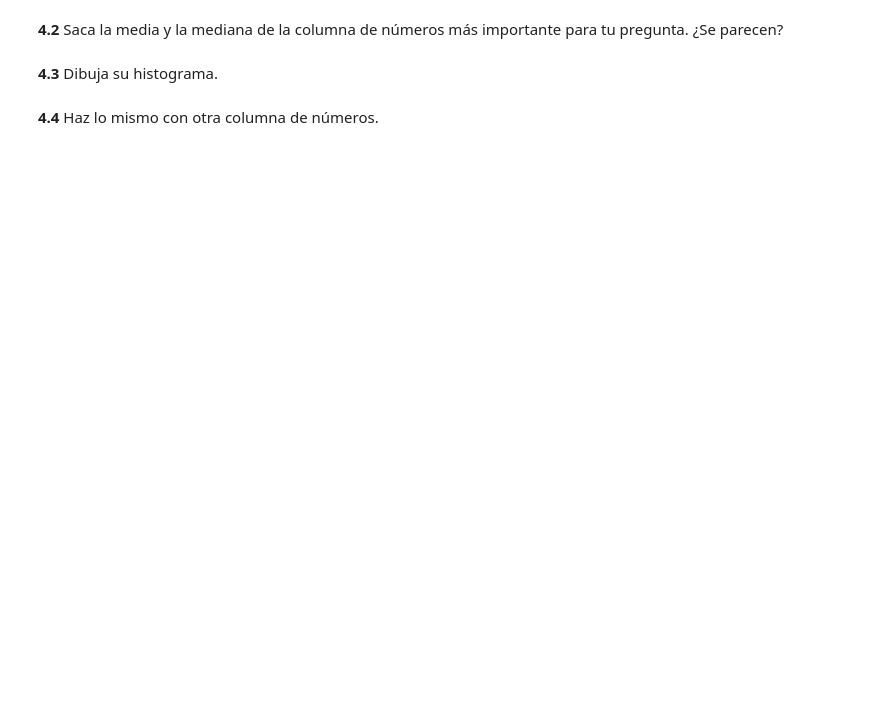
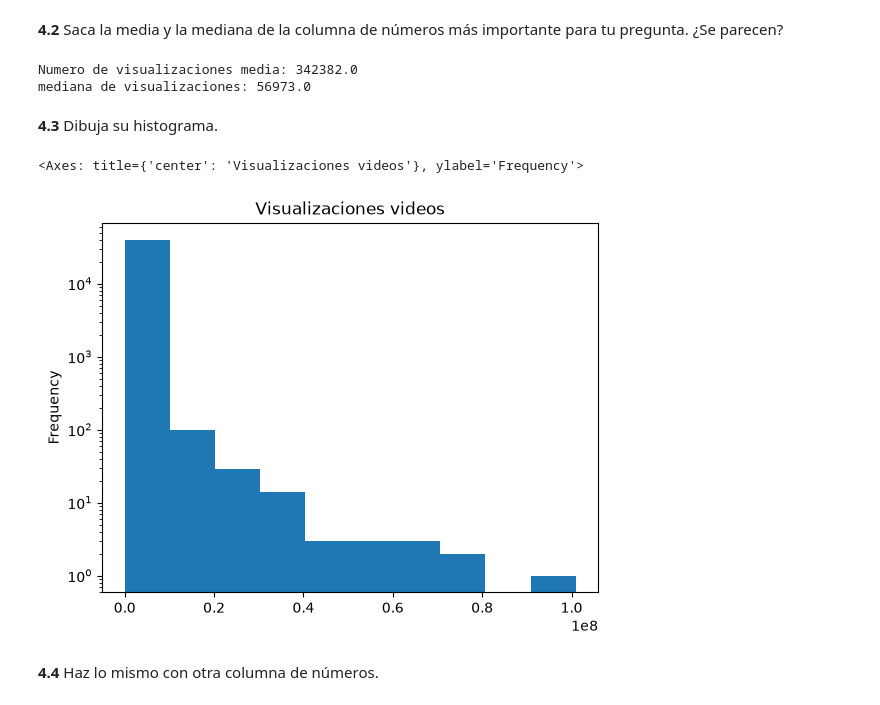
Before and after one commit to Sebascode21/PROYECTO-1-YOUTUBE, a Jupyter notebook: proyecto-m1/eda.ipynb, the cells around one changed output. Drawn from its saved outputs; the diff is of its cells as text; code cells hidden in the pictures; blank space fills up the shorter version.

```diff
--- a/proyecto-m1/eda.ipynb
+++ b/proyecto-m1/eda.ipynb
@@ -28,2 +105,5 @@ Empieza por ver qué hay en la tabla.
 # %% [markdown]
 **1.4** Quédate con las columnas que te sirven para tu pregunta, o quita las que sobran.
+# %%
+videos = videos[["video_id","trending_date","title","channel_title","category_id","publish_time","tags","views","likes","dislikes","comment_count","description"]]
+videos.head()
@@ -30,2 +117,5 @@ Empieza por ver qué hay en la tabla.
 # %% [markdown]
 **1.5** Si los nombres de las columnas están en inglés o son raros, ponles nombres en español.
+# %%
+videos.columns=["id","fecha tendencia","titulo","titulo canal","id categoria","hora publicacion","etiquetas","visualizaciones","me gusta","no me gusta","numero comentarios","descripcion"]
+videos.head()
@@ -42,4 +173,6 @@ Cuenta lo que falta y decide qué haces con cada columna.
 # %% [markdown]
 **2.3** Decide qué haces con cada columna que tenga huecos: quitar la columna, quitar esas filas o rellenarlos. Hazlo.
+# %%
+videos["descripcion"]= videos["descripcion"].fillna("sin descripcion")
 # %% [markdown]
 **2.4** Comprueba que ya no quedan huecos, o que los que quedan los dejas a propósito.
@@ -59,0 +257,3 @@ Comprueba si hay algo contado dos veces.
+# %%
+videos= videos.sort_values("visualizaciones", ascending=False)
+videos
@@ -68,6 +295,20 @@ Mira los números con el describe, la media, la mediana y un histograma.
 # %% [markdown]
 **4.2** Saca la media y la mediana de la columna de números más importante para tu pregunta. ¿Se parecen?
+# %%
+media= videos["visualizaciones"].mean().round(1)
+print("Numero de visualizaciones media:", media)
+
+mediana= videos["visualizaciones"].median().round(1)
+print("mediana de visualizaciones:", mediana)
+# %% [output]
+Numero de visualizaciones media: 342382.0
+mediana de visualizaciones: 56973.0
 # %% [markdown]
 **4.3** Dibuja su histograma.
+# %%
+videos["visualizaciones"].plot(kind="hist",logy=True,title="Visualizaciones videos")
+# %% [output]
+<Axes: title={'center': 'Visualizaciones videos'}, ylabel='Frequency'>
+[figure, added]
 # %% [markdown]
 **4.4** Haz lo mismo con otra columna de números.
```
Also changed, not shown: parts of 38 cells of this notebook, 2 other files.
